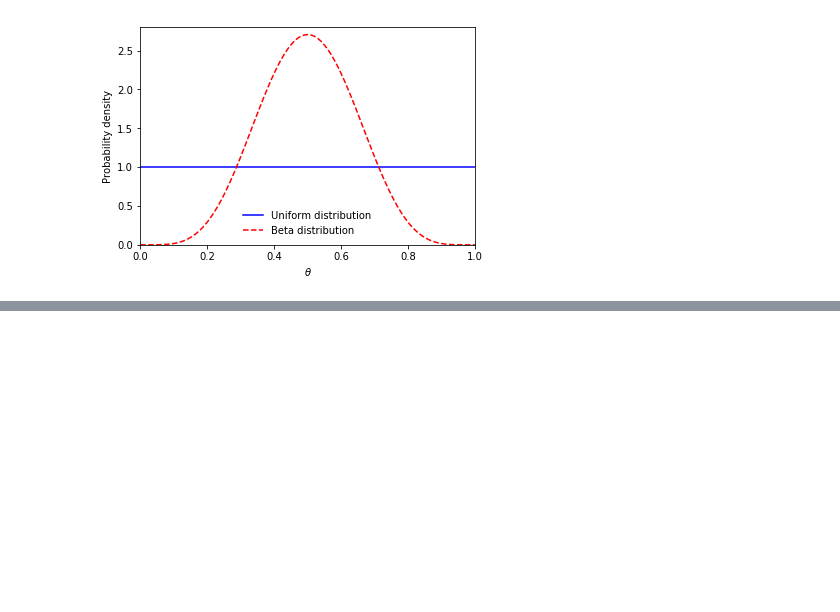
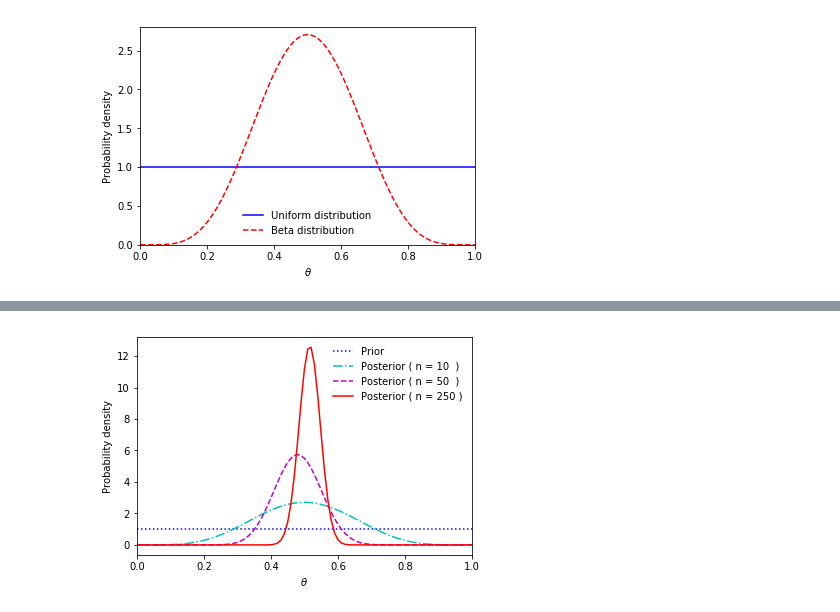
Before and after one commit to nakatsuma/probability_and_statistics, a Jupyter notebook: bernoulli.ipynb, the cells around one changed output, grey strips where cells are left out. Cells and saved outputs as stored; diff of their text form; code cells hidden in the pictures; blank space fills up the shorter version.

```diff
--- a/bernoulli.ipynb
+++ b/bernoulli.ipynb
@@ -100,0 +128,4 @@ plt.show()
+# %%
+np.random.seed(99)
+data = st.bernoulli.rvs(p, size=250)
+print(data)
@@ -100,0 +140,23 @@ plt.show()
+# %%
+sample_size = np.array([10, 50, 250])
+styles = [':', '-.', '--', '-']
+colors = ['b', 'c', 'm', 'r']
+index = 0
+plt.plot(q, st.beta.pdf(q, a_0, b_0),
+         color=colors[index], linestyle=styles[index],
+         label='Prior')
+for n_j in sample_size:
+    index += 1
+    sum_data = np.sum(data[:n_j])
+    a_j = sum_data + a_0
+    b_j = n_j - sum_data + b_0
+    plt.plot(q, st.beta.pdf(q, a_j, b_j),
+             color=colors[index], linestyle=styles[index],
+             label='Posterior ( n = {0:<3d} )'.format(n_j))
+plt.xlim(0, 1)
+plt.legend(loc='best', frameon=False)
+plt.xlabel('$\\theta$')
+plt.ylabel('Probability density')
+plt.show()
+# %% [output]
+[figure, added]
```
Also changed, not shown: parts of 5 cells of this notebook.
